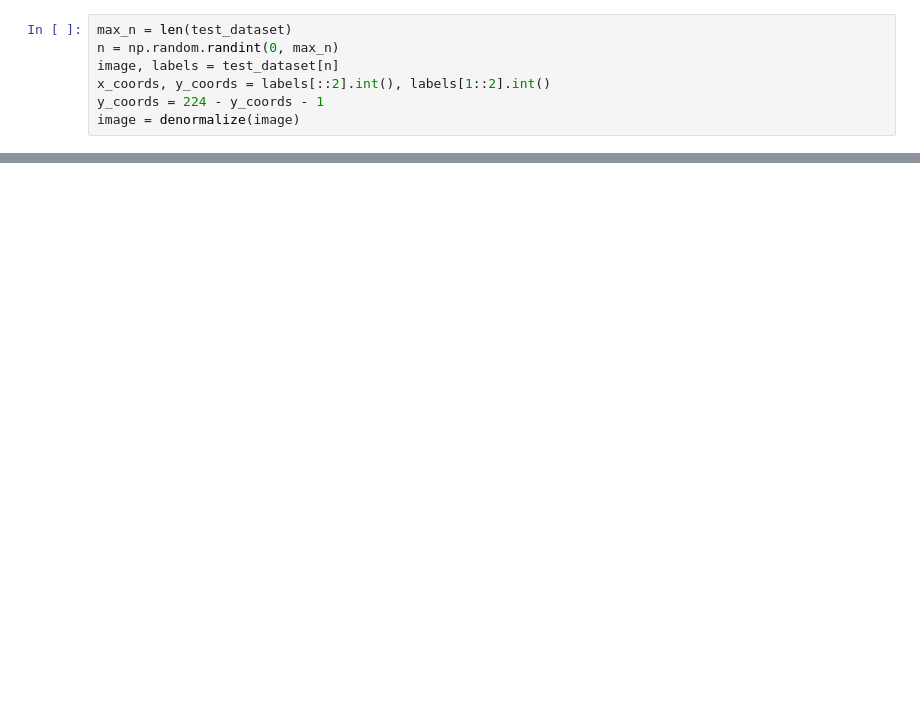
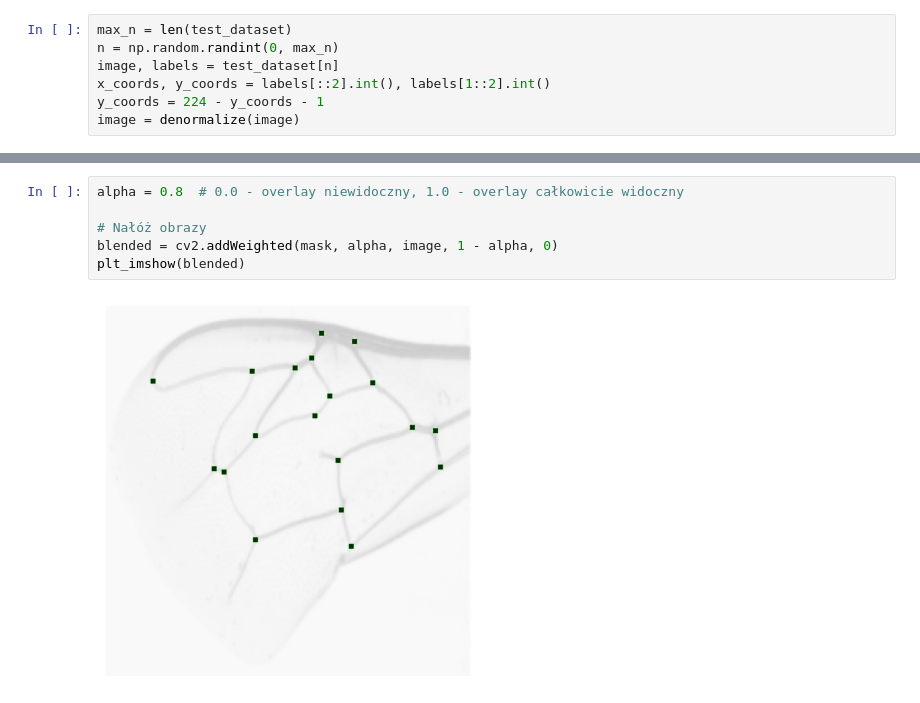
Before and after one commit to mkrajew/bees, a Jupyter notebook: notebooks/05_masks_coords.ipynb, the cells around one changed output, grey strips where cells are left out. Cells and saved outputs as stored; diff of their text form; blank space fills up the shorter version.

```diff
--- a/notebooks/05_masks_coords.ipynb
+++ b/notebooks/05_masks_coords.ipynb
@@ -53,0 +50,8 @@ visualize_coords(image, labels.squeeze(0), spot_size=2)
+# %%
+alpha = 0.8  # 0.0 - overlay niewidoczny, 1.0 - overlay całkowicie widoczny
+
+# Nałóż obrazy
+blended = cv2.addWeighted(mask, alpha, image, 1 - alpha, 0)
+plt_imshow(blended)
+# %% [output]
+[figure, added]
```
Also changed, not shown: parts of 3 cells of this notebook.
